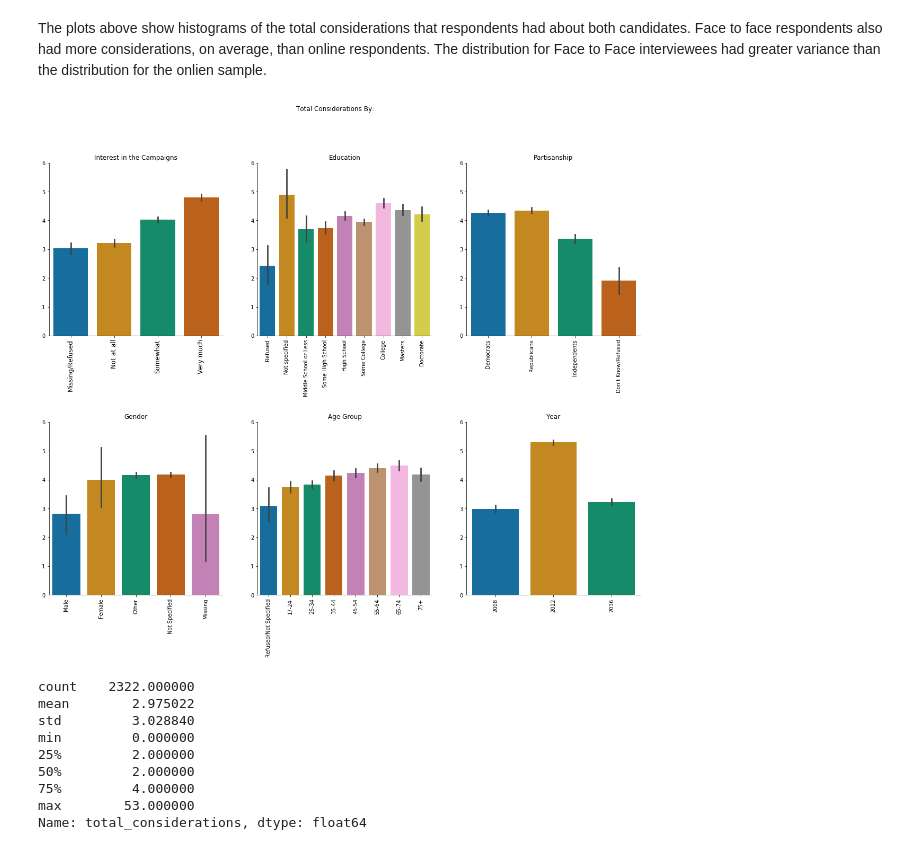
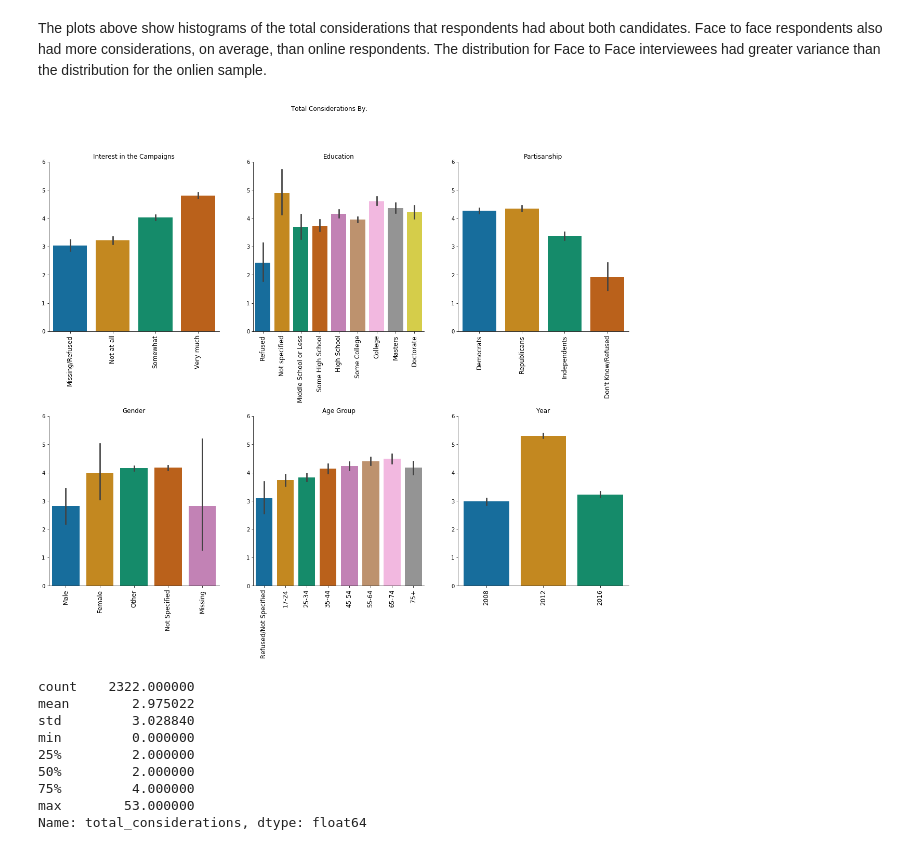
Before and after one commit to mattchildersphd/Thinkful-Final-Capstone, a Jupyter notebook: final_capstone_project.ipynb, the cells around one changed output. Saved outputs shown, nothing was run; the diff lists cells and outputs as text; code cells hidden in the pictures.

```diff
--- a/final_capstone_project.ipynb
+++ b/final_capstone_project.ipynb
@@ -1130,7 +1130,7 @@ anes_nlp.loc[anes_nlp['age'] >= 75, 'age_group'] = 7
 # %%
 plt.figure(figsize = (20, 15))
 
-plt.suptitle('Total Considerations By:')
+plt.suptitle('Total Considerations By:', fontsize = 12)
 
 plt.subplots_adjust(hspace = .5)
 
@@ -1142,7 +1142,7 @@ plt.ylim(0, 6)
 plt.xlabel('')
 plt.xticks(np.arange(4), ('Missing/Refused', 'Not at all', 'Somewhat', 'Very much'), rotation = 90, fontsize = 12)
 
-plt.title('Interest in the Campaigns')
+plt.title('Interest in the Campaigns', fontsize = 12)
 sns.despine()
 
 
@@ -1154,9 +1154,9 @@ plt.ylim(0, 6)
 plt.xlabel('')
 plt.xticks(np.arange(9), ('Refused', 'Not specified', 'Middle School or Less',
                           'Some High School', 'High School', 'Some College', 'College',
-                          'Masters', 'Doctorate'), rotation = 90)
+                          'Masters', 'Doctorate'), rotation = 90, fontsize = 12)
 
-plt.title('Education')
+plt.title('Education', fontsize = 12)
 sns.despine()
 
 
@@ -1168,9 +1168,9 @@ plt.ylabel('')
 plt.ylim(0, 6)
 plt.xlabel('')
 plt.xticks(np.arange(4), ('Democrats', 'Republicans', 'Independents',
-                         "Don't Know/Refused"), rotation = 90)
+                         "Don't Know/Refused"), rotation = 90, fontsize = 12)
 
-plt.title('Partisanship')
+plt.title('Partisanship', fontsize = 12)
 sns.despine()
 
 
@@ -1180,40 +1180,40 @@ sns.barplot(x = 'gender', y = 'total_considerations', data = anes_nlp,
 plt.ylabel('')
 plt.ylim(0,6)
 plt.xlabel('')
-plt.xticks(np.arange(5), ('Male', 'Female', 'Other', 'Not Specified', 'Missing'), rotation = 90)
-plt.title('Gender')
+plt.xticks(np.arange(5), ('Male', 'Female', 'Other', 'Not Specified', 'Missing'), rotation = 90, fontsize = 12)
+plt.title('Gender', fontsize = 12)
 sns.despine()
 
 plt.subplot(2, 3, 5)
 
 sns.barplot(x = 'age_group', y = 'total_considerations', data = anes_nlp,
            palette = 'colorblind')
 plt.ylabel('')
 plt.ylim(0,6)
 plt.xlabel('')
 plt.xticks(np.arange(8), ('Refused/Not Specified', '17-24', '25-34', '35-44',
-                         '45-54', '55-64', '65-74', '75+'), rotation = 90)
+                         '45-54', '55-64', '65-74', '75+'), rotation = 90,  fontsize = 12)
 
-plt.title('Age Group')
+plt.title('Age Group',  fontsize = 12)
 sns.despine()
 
 plt.subplot(2, 3, 6)
 
 sns.barplot(x = 'year', y = 'total_considerations', data = anes_nlp,
            palette = 'colorblind')
 plt.ylabel('')
 plt.ylim(0,6)
 plt.xlabel('')
-plt.xticks(np.arange(3), rotation = 90)
+plt.xticks(np.arange(3), rotation = 90,  fontsize = 12)
 
-plt.title('Year')
+plt.title('Year',  fontsize = 12)
 sns.despine()
 
 
 
 plt.show()
 # %% [output]
-[figure, old version]
+[figure, new version]
 # %%
 anes_nlp[anes_nlp['year'] == 2008].total_considerations.describe()
 # %% [output]
```
Also changed, not shown: parts of 29 cells of this notebook.
